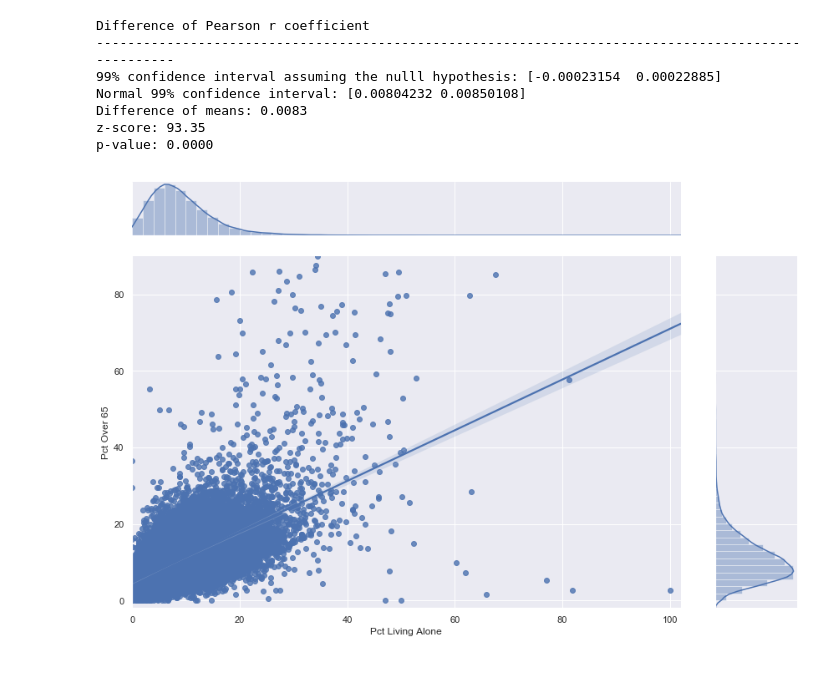
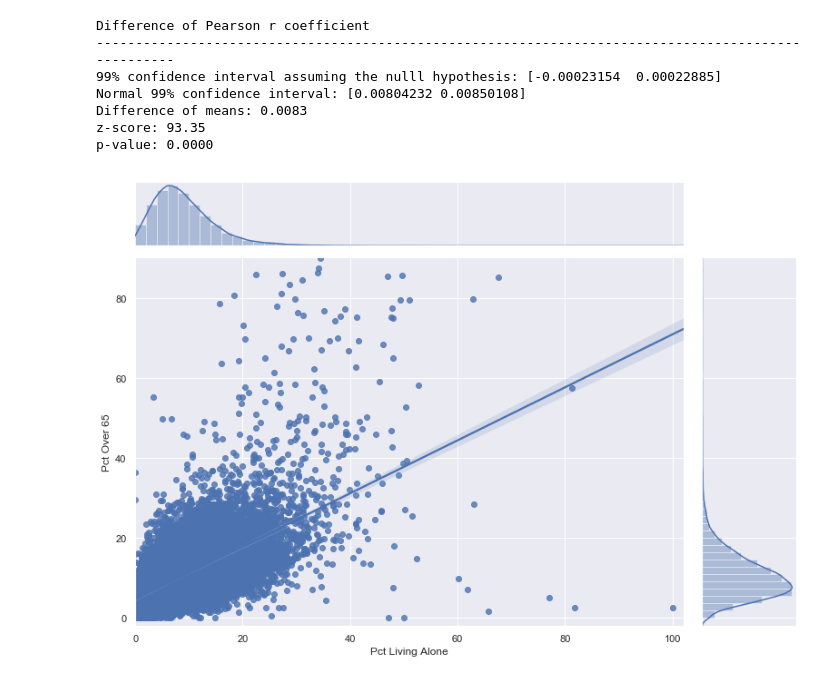
Before and after one commit to TheeChris/springboard, a Jupyter notebook: predicting_chronic_disease/EDA_predicting_chronic_disease.ipynb, the cells around one changed output. Drawn from its saved outputs; the diff is of its cells as text; code cells hidden in the pictures.

```diff
--- a/predicting_chronic_disease/EDA_predicting_chronic_disease.ipynb
+++ b/predicting_chronic_disease/EDA_predicting_chronic_disease.ipynb
@@ -981,13 +983,14 @@ z-score: 93.35
 p-value: 0.0000
 # %%
 full_df['Over_65'] = full_df['Male | 65-69 years'] + full_df['Male | 70-74 years'] + full_df['Male | 75-79 years'] + full_df['Male | 80-84 years'] + full_df['Male | 85 years and over']
-
-ax17 = sns.jointplot(x='Occupied housing units | HOUSEHOLD TYPE (INCLUDING LIVING ALONE) AND AGE OF HOUSEHOLDER | Nonfamily households | Householder living alone | Householder 65 years and over',
-            y='Over_65', data=full_df, kind='reg', ylim=(-2, 90), xlim=(0,102))
+age_alone_df = full_df[['Occupied housing units | HOUSEHOLD TYPE (INCLUDING LIVING ALONE) AND AGE OF HOUSEHOLDER | Nonfamily households | Householder living alone | Householder 65 years and over', 'Over_65']]
+age_alone_df.columns = ['Pct Living Alone', 'Pct Over 65']
+ax17 = sns.jointplot(x='Pct Living Alone', y='Pct Over 65', data=age_alone_df,
+                     kind='reg', ylim=(-2, 90), xlim=(0,102))
 ax17.fig.set_figwidth(12)
 ax17.fig.set_figheight(8)
-ax17.set_axis_labels('Pct Living Alone', 'Pct Over 65')
-ax17.fig.tight_layout()
+#ax17.fig.tight_layout(pad=0.1, h_pad=0)
+#ax17.set_axis_labels('Pct Living Alone', 'Pct Over 65')
 plt.savefig('img/over65_alone.png')
 # %% [output]
-[figure, old version]
+[figure, new version]
```
Also changed, not shown: parts of 1 cell of this notebook.
